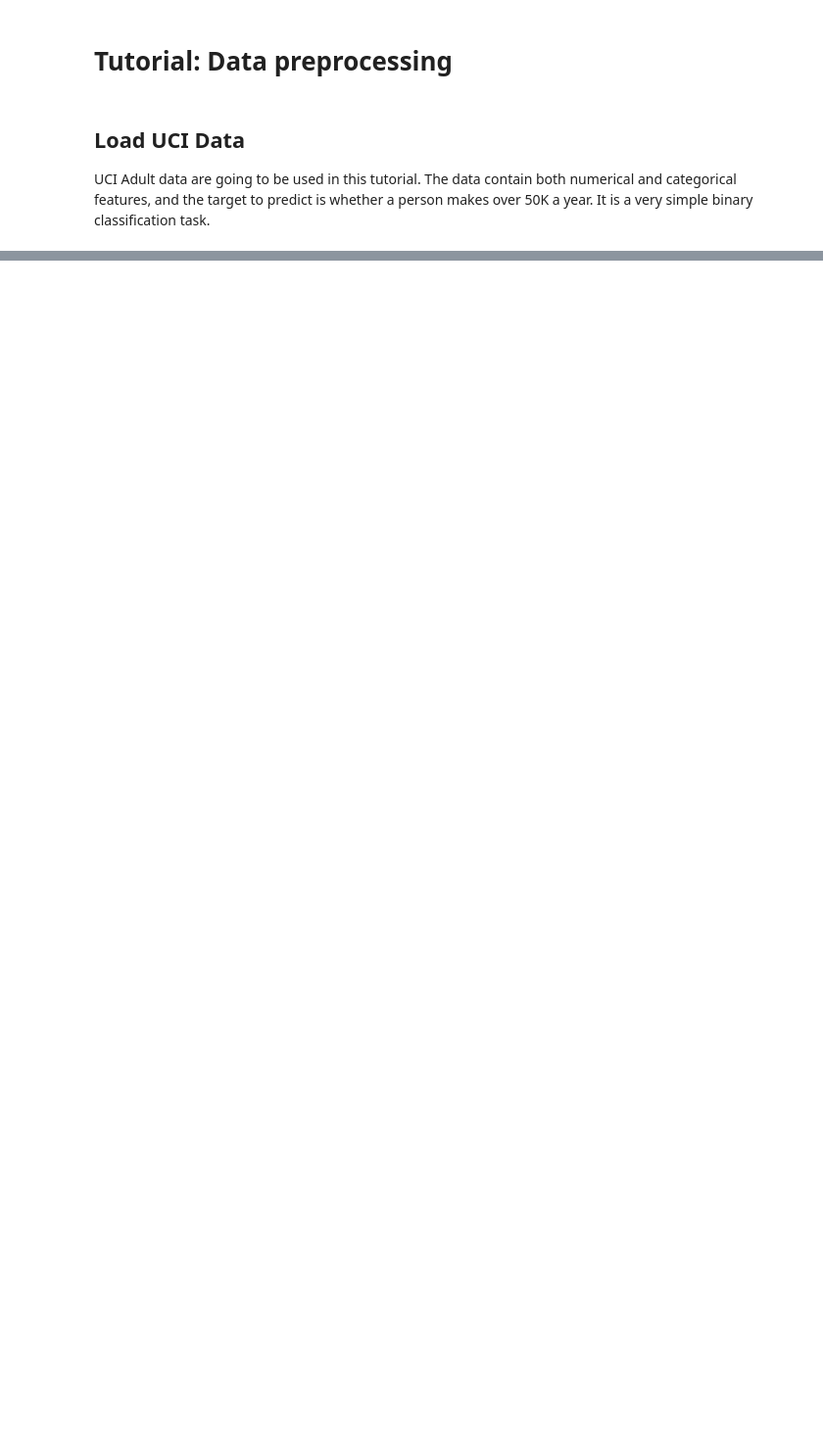
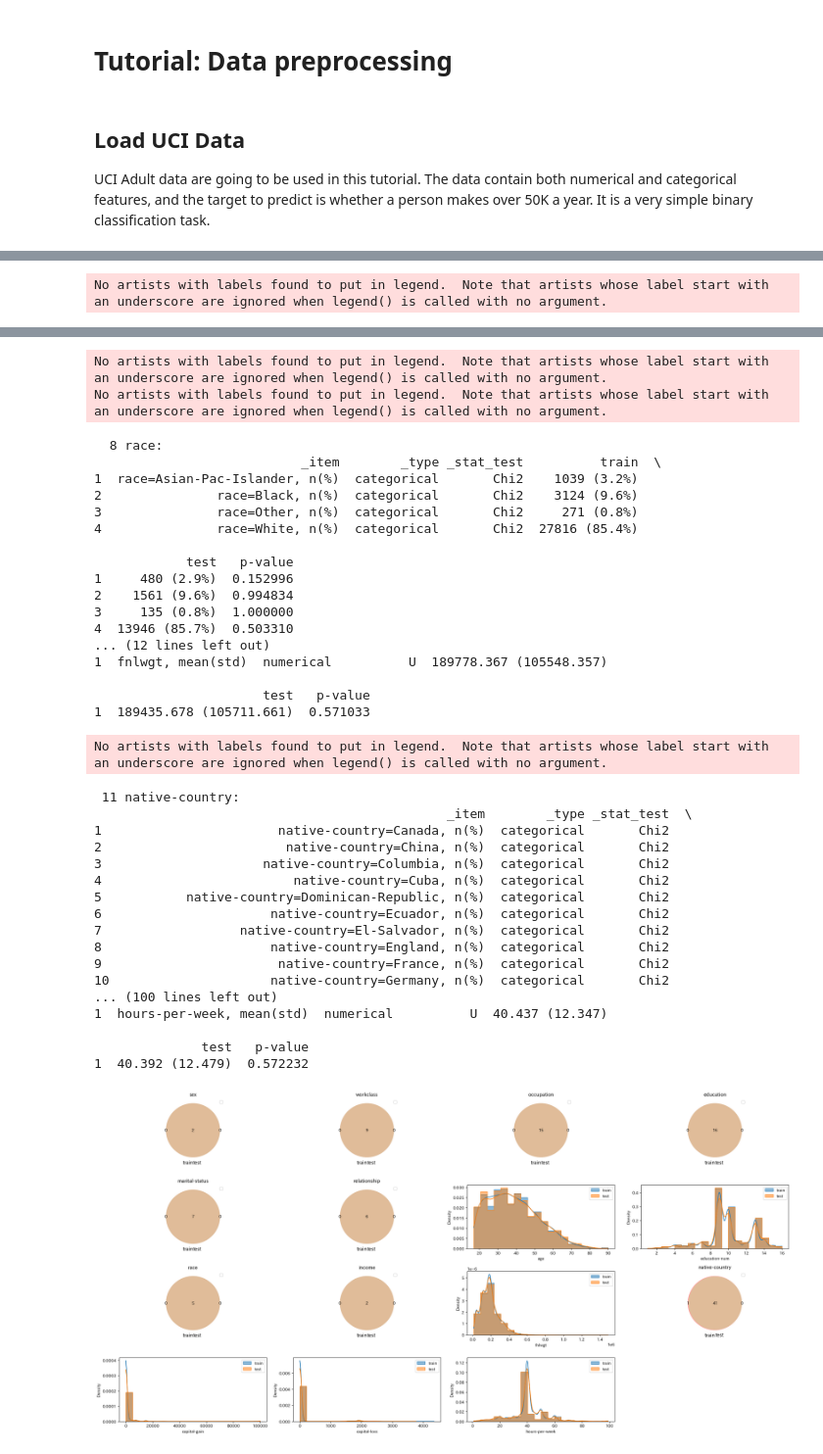
Before and after one commit to analokmaus/kuma_utils, a Jupyter notebook: examples/Exploratory_data_analysis.ipynb, the cells around one changed output, grey strips where cells are left out. Shown at 98% size. Saved outputs shown, nothing was run; the diff lists cells and outputs as text; code cells hidden in the pictures; blank space fills up the shorter version.

```diff
--- a/examples/Exploratory_data_analysis.ipynb
+++ b/examples/Exploratory_data_analysis.ipynb
@@ -16,0 +125,4 @@ from kuma_utils.visualization import explore_data
+# %%
+explore_data(
+    train, test, exclude_columns=[])
+# %% [output]
@@ -16,0 +151 @@ from kuma_utils.visualization import explore_data
+No artists with labels found to put in legend.  Note that artists whose label start with an underscore are ignored when legend() is called with no argument.
@@ -17,3 +169,41 @@ from kuma_utils.visualization import explore_data
+No artists with labels found to put in legend.  Note that artists whose label start with an underscore are ignored when legend() is called with no argument.
+No artists with labels found to put in legend.  Note that artists whose label start with an underscore are ignored when legend() is called with no argument.
+  8 race:
+                           _item        _type _stat_test          train  \
+1  race=Asian-Pac-Islander, n(%)  categorical       Chi2    1039 (3.2%)
+2               race=Black, n(%)  categorical       Chi2    3124 (9.6%)
+3               race=Other, n(%)  categorical       Chi2     271 (0.8%)
+4               race=White, n(%)  categorical       Chi2  27816 (85.4%)
+
+            test   p-value
+1     480 (2.9%)  0.152996
+2    1561 (9.6%)  0.994834
+3     135 (0.8%)  1.000000
+4  13946 (85.7%)  0.503310
+... (12 lines left out)
+1  fnlwgt, mean(std)  numerical          U  189778.367 (105548.357)
+
+                      test   p-value
+1  189435.678 (105711.661)  0.571033
+No artists with labels found to put in legend.  Note that artists whose label start with an underscore are ignored when legend() is called with no argument.
+ 11 native-country:
+                                              _item        _type _stat_test  \
+1                       native-country=Canada, n(%)  categorical       Chi2
+2                        native-country=China, n(%)  categorical       Chi2
+3                     native-country=Columbia, n(%)  categorical       Chi2
+4                         native-country=Cuba, n(%)  categorical       Chi2
+5           native-country=Dominican-Republic, n(%)  categorical       Chi2
+6                      native-country=Ecuador, n(%)  categorical       Chi2
+7                  native-country=El-Salvador, n(%)  categorical       Chi2
+8                      native-country=England, n(%)  categorical       Chi2
+9                       native-country=France, n(%)  categorical       Chi2
+10                     native-country=Germany, n(%)  categorical       Chi2
+... (100 lines left out)
+1  hours-per-week, mean(std)  numerical          U  40.437 (12.347)
+
+              test   p-value
+1  40.392 (12.479)  0.572232
+[figure, added]
 # %%
 explore_data(
     train, test, exclude_columns=[],
```
Also changed, not shown: parts of 4 cells of this notebook, 13 other files.
